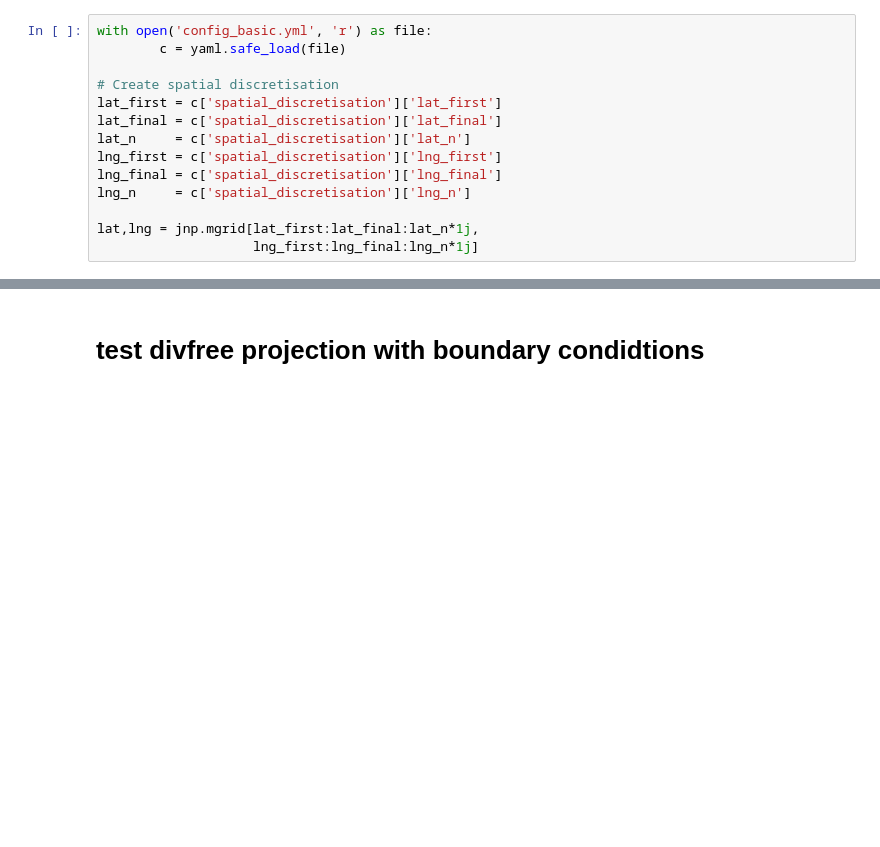
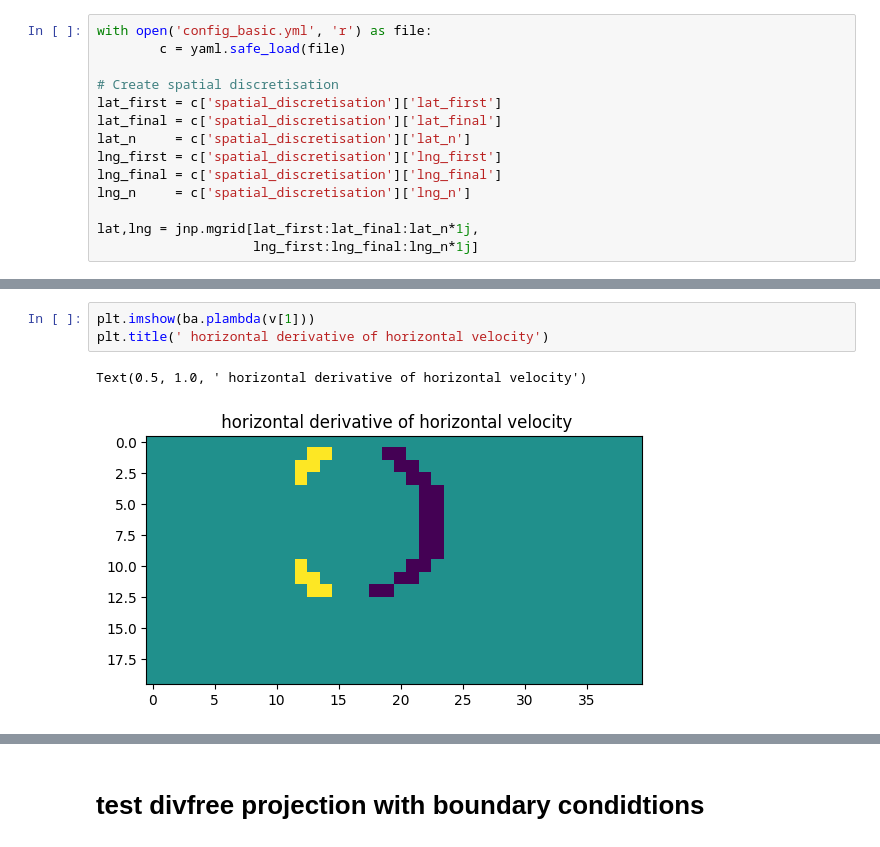
Before and after one commit to Stazi-101/THCsim, a Jupyter notebook: test_nb.ipynb, the cells around one changed output, grey strips where cells are left out. Saved outputs shown, nothing was run; the diff lists cells and outputs as text; blank space fills up the shorter version.

```diff
--- a/test_nb.ipynb
+++ b/test_nb.ipynb
@@ -29,0 +118,6 @@ lat,lng = jnp.mgrid[lat_first:lat_final:lat_n*1j,
+# %%
+plt.imshow(ba.plambda(v[1]))
+plt.title(' horizontal derivative of horizontal velocity')
+# %% [output]
+Text(0.5, 1.0, ' horizontal derivative of horizontal velocity')
+[figure, added]
```
Also changed, not shown: parts of 26 cells of this notebook, 3 other files.
